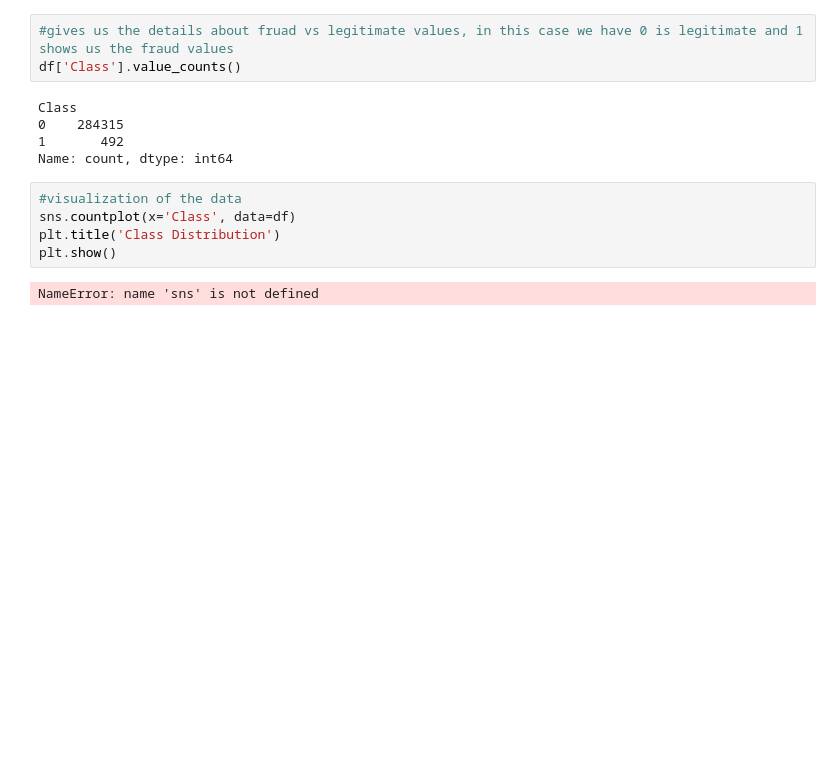
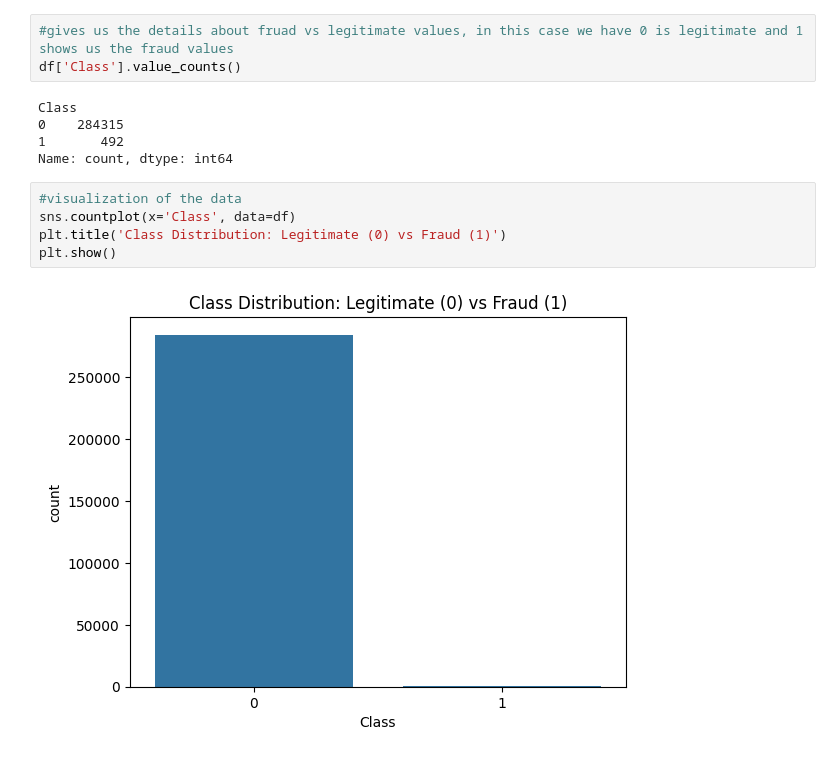
Before and after one commit to AhadAliBaig/Credit-Card-Fraud-Detection, a Jupyter notebook: fraud_detection.ipynb, the cells around one changed output. Cells and saved outputs as stored; diff of their text form; blank space fills up the shorter version.

Commit message:
created a visualizaiton plot

```diff
--- a/fraud_detection.ipynb
+++ b/fraud_detection.ipynb
@@ -123,7 +121,7 @@ Name: count, dtype: int64
 # %%
 #visualization of the data
 sns.countplot(x='Class', data=df)
-plt.title('Class Distribution')
+plt.title('Class Distribution: Legitimate (0) vs Fraud (1)')
 plt.show()
 # %% [output]
-NameError: name 'sns' is not defined
+[figure, added]
```
Also changed, not shown: parts of 3 cells of this notebook.
